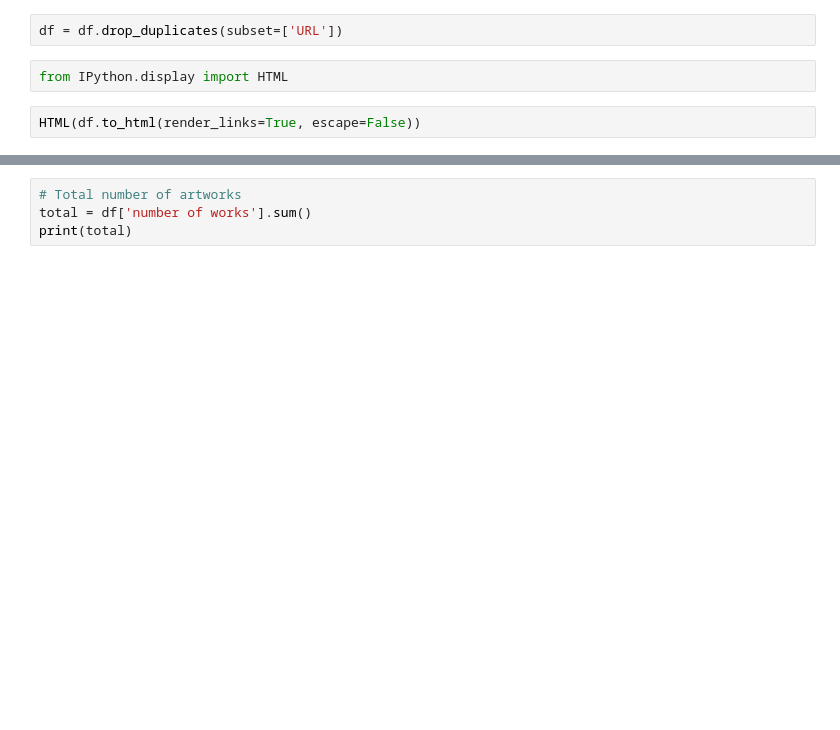
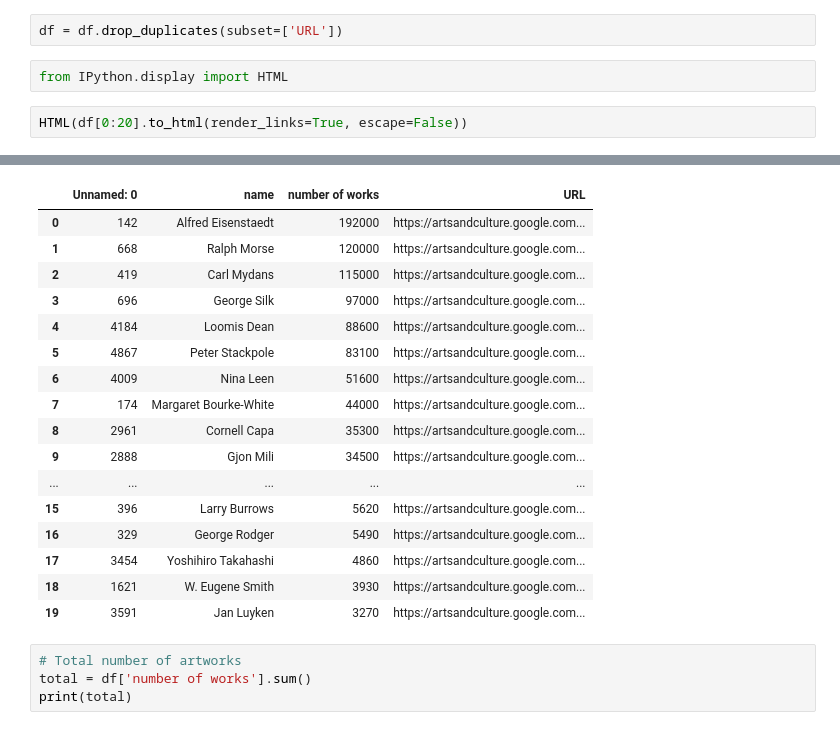
Before and after one commit to sodascience/artscraper, a Jupyter notebook: examples/example_number_of_artworks.ipynb, the cells around one changed output, grey strips where cells are left out. Saved outputs shown, nothing was run; the diff lists cells and outputs as text; blank space fills up the shorter version.

```diff
--- a/examples/example_number_of_artworks.ipynb
+++ b/examples/example_number_of_artworks.ipynb
@@ -71,5 +71,5 @@ df = df.drop_duplicates(subset=['URL'])
 # %%
 from IPython.display import HTML
 # %%
-HTML(df.to_html(render_links=True, escape=False))
+HTML(df[0:20].to_html(render_links=True, escape=False))
 # %% [output]
@@ -77,3 +76,20 @@ HTML(df.to_html(render_links=True, escape=False))
+|  | Unnamed: 0 | name | number of works | URL |
+| 0 | 142 | Alfred Eisenstaedt | 192000 | https://artsandculture.google.com... |
+| 1 | 668 | Ralph Morse | 120000 | https://artsandculture.google.com... |
+| 2 | 419 | Carl Mydans | 115000 | https://artsandculture.google.com... |
+| 3 | 696 | George Silk | 97000 | https://artsandculture.google.com... |
+| 4 | 4184 | Loomis Dean | 88600 | https://artsandculture.google.com... |
+| 5 | 4867 | Peter Stackpole | 83100 | https://artsandculture.google.com... |
+| 6 | 4009 | Nina Leen | 51600 | https://artsandculture.google.com... |
+| 7 | 174 | Margaret Bourke-White | 44000 | https://artsandculture.google.com... |
+| 8 | 2961 | Cornell Capa | 35300 | https://artsandculture.google.com... |
+| 9 | 2888 | Gjon Mili | 34500 | https://artsandculture.google.com... |
+| ... | ... | ... | ... | ... |
+| 15 | 396 | Larry Burrows | 5620 | https://artsandculture.google.com... |
+| 16 | 329 | George Rodger | 5490 | https://artsandculture.google.com... |
+| 17 | 3454 | Yoshihiro Takahashi | 4860 | https://artsandculture.google.com... |
+| 18 | 1621 | W. Eugene Smith | 3930 | https://artsandculture.google.com... |
+| 19 | 3591 | Jan Luyken | 3270 | https://artsandculture.google.com... |
 # %%
 # Total number of artworks
 total = df['number of works'].sum()
```
Also changed, not shown: parts of 3 cells of this notebook.
